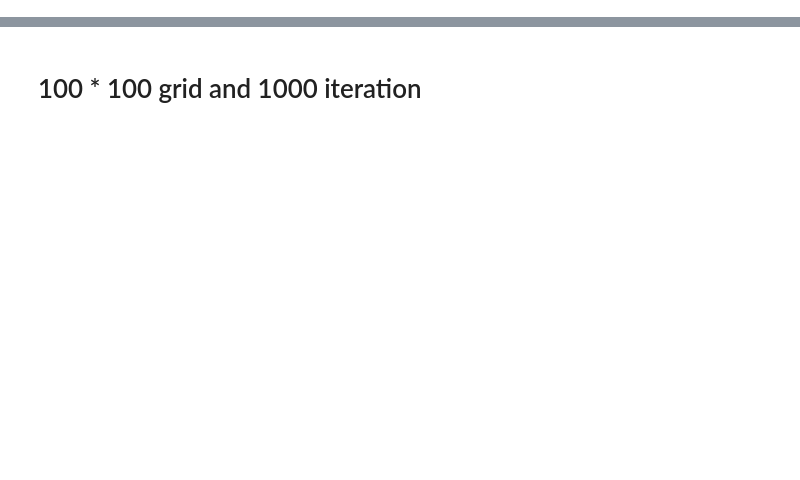
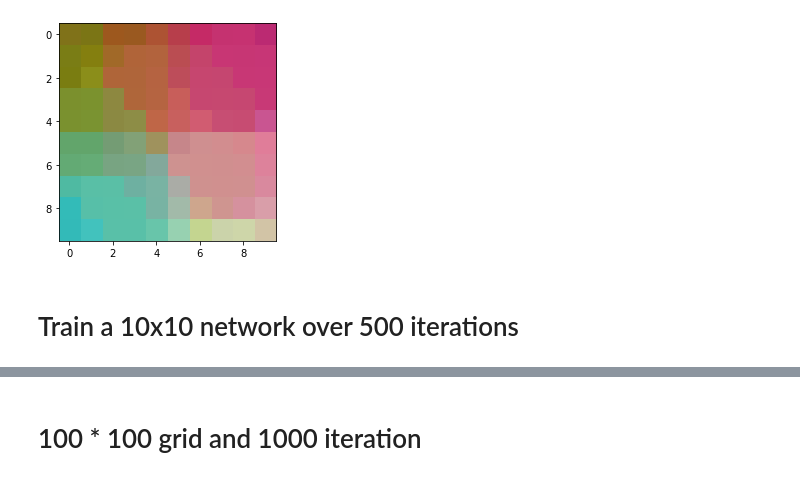
Before and after one commit to transferhp/kohonen-network-challenge, a Jupyter notebook: notebook/som_example.ipynb, the cells around one changed output, grey strips where cells are left out. Drawn from its saved outputs; the diff is of its cells as text; code cells hidden in the pictures; blank space fills up the shorter version.

```diff
--- a/notebook/som_example.ipynb
+++ b/notebook/som_example.ipynb
@@ -88,0 +85,7 @@ Wall time: 383 ms
+# %%
+# See the output map
+render_ouput_map(som_sm_200.get_map)
+# %% [output]
+[figure, added]
+# %% [markdown]
+# Train a 10x10 network over 500 iterations
```
Also changed, not shown: parts of 24 cells of this notebook.
